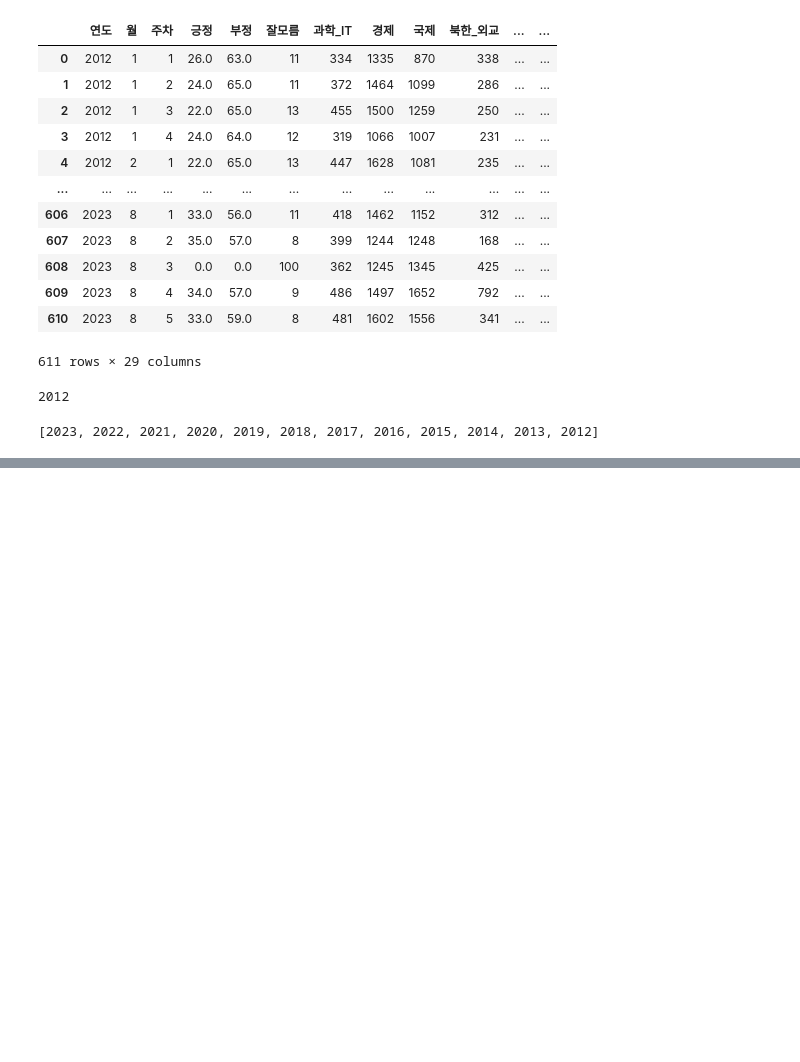
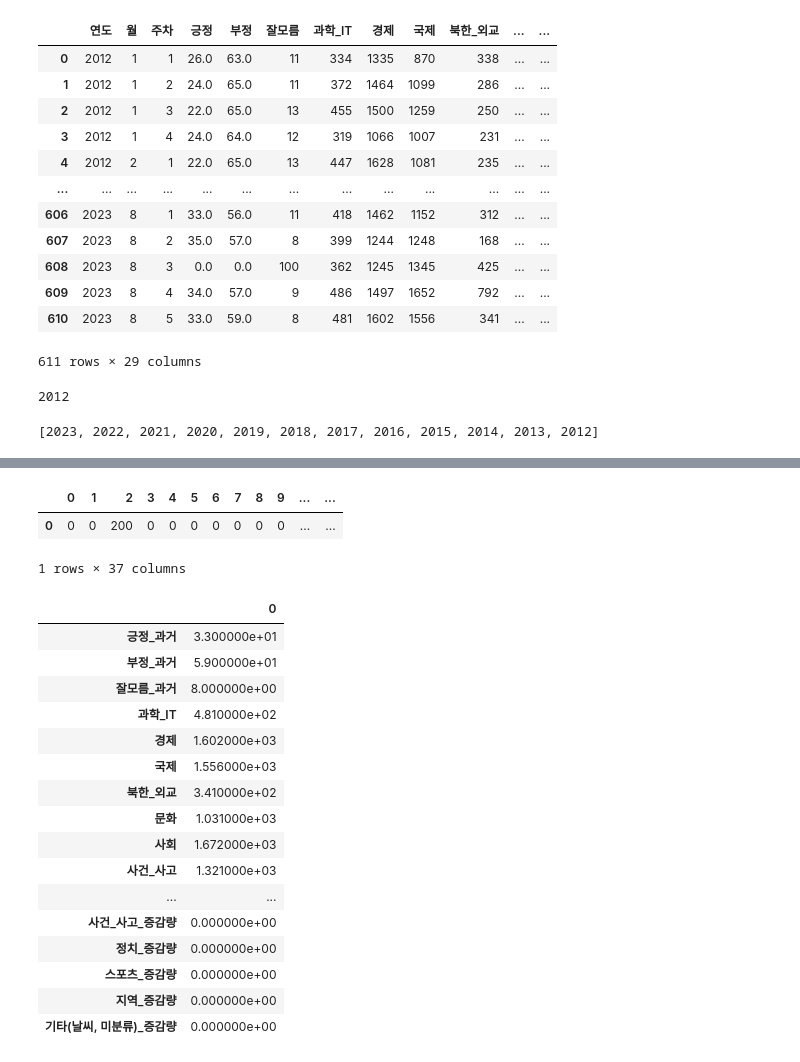
Before and after one commit to Shim-JS/2023C_JG, a Jupyter notebook: JG_Project/Untitled.ipynb, the cells around one changed output, grey strips where cells are left out. Saved outputs shown, nothing was run; the diff lists cells and outputs as text; code cells hidden in the pictures; blank space fills up the shorter version.

```diff
--- a/JG_Project/Untitled.ipynb
+++ b/JG_Project/Untitled.ipynb
@@ -466,0 +673,29 @@ year_list
+# %%
+rr = pd.DataFrame([0,0,200,0,0,0,0,0,0,0,0,0,0,0,0,0,0,0,0,0,0,0,0,0,0,0,0,0,0,0,0,0,0,0,0,0,0]).T
+rr
+# %% [output]
+|  | 0 | 1 | 2 | 3 | 4 | 5 | 6 | 7 | 8 | 9 | ... | ... |
+| 0 | 0 | 0 | 200 | 0 | 0 | 0 | 0 | 0 | 0 | 0 | ... | ... |
+1 rows × 37 columns
+# %%
+temp = pd.read_csv("temp.csv",encoding = 'cp949')
+# %%
+temp.T
+# %% [output]
+|  | 0 |
+| 긍정_과거 | 3.300000e+01 |
+| 부정_과거 | 5.900000e+01 |
+| 잘모름_과거 | 8.000000e+00 |
+| 과학_IT | 4.810000e+02 |
+| 경제 | 1.602000e+03 |
+| 국제 | 1.556000e+03 |
+| 북한_외교 | 3.410000e+02 |
+| 문화 | 1.031000e+03 |
+| 사회 | 1.672000e+03 |
+| 사건_사고 | 1.321000e+03 |
+| ... | ... |
+| 사건_사고_증감량 | 0.000000e+00 |
+| 정치_증감량 | 0.000000e+00 |
+| 스포츠_증감량 | 0.000000e+00 |
+| 지역_증감량 | 0.000000e+00 |
+| 기타(날씨, 미분류)_증감량 | 0.000000e+00 |
```
Also changed, not shown: parts of 19 cells of this notebook, 8 other files.
